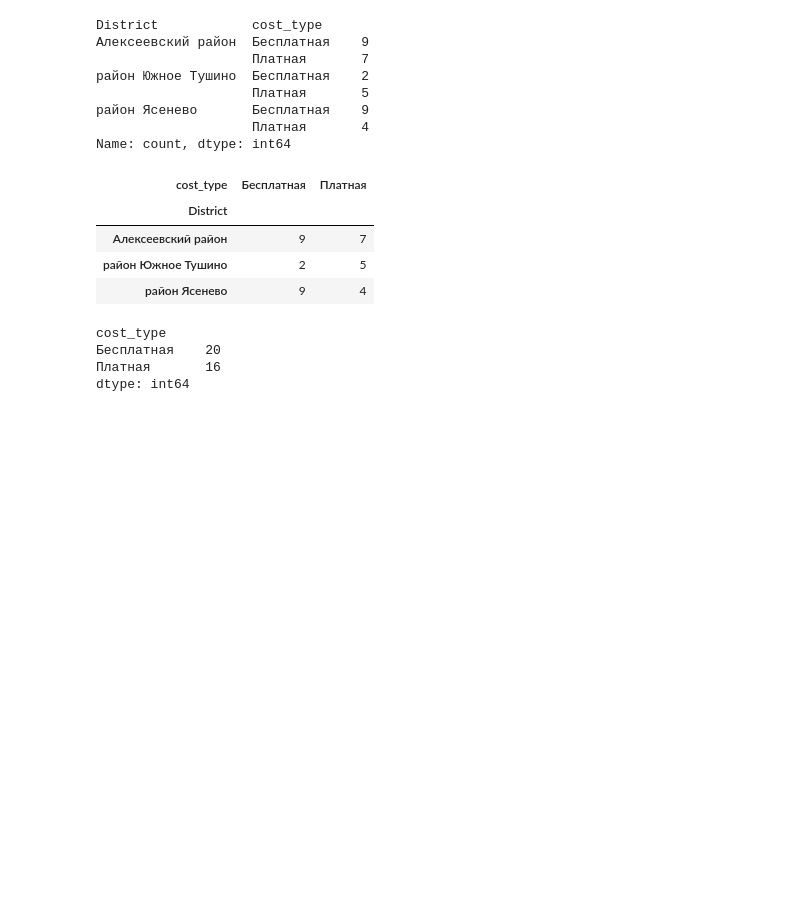
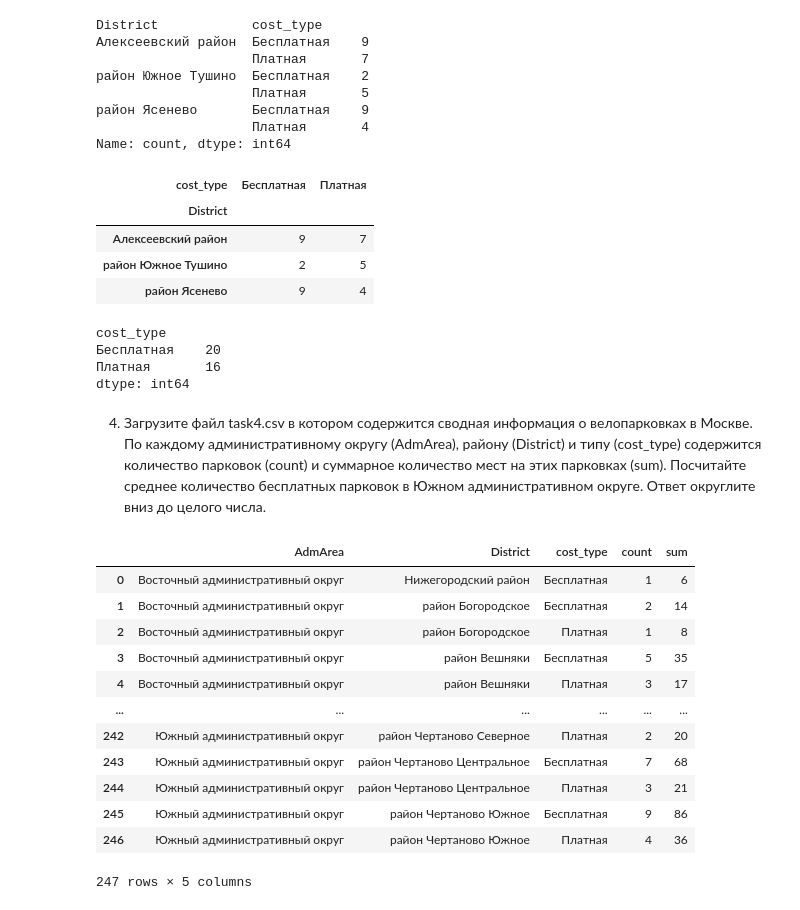
Before and after one commit to VadzimRudzman/pandas_fundamentals, a Jupyter notebook: Основы Pandas.ipynb, the cells around one changed output. Drawn from its saved outputs; the diff is of its cells as text; code cells hidden in the pictures; blank space fills up the shorter version.

```diff
--- a/Основы Pandas.ipynb
+++ b/Основы Pandas.ipynb
@@ -4113,3 +4113,5 @@ cost_type
 Бесплатная    20
 Платная       16
 dtype: int64
+# %% [markdown]
+4. Загрузите файл task4.csv в котором содержится сводная информация о велопарковках в Москве. По каждому административному округу (AdmArea), району (District) и типу (cost_type) содержится количество парковок (count) и суммарное количество мест на этих парковках (sum). Посчитайте среднее количество бесплатных парковок в Южном административном округе. Ответ округлите вниз до целого числа.
@@ -4115,0 +4123,16 @@ dtype: int64
+# %%
+df
+# %% [output]
+|  | AdmArea | District | cost_type | count | sum |
+| 0 | Восточный административный округ | Нижегородский район | Бесплатная | 1 | 6 |
+| 1 | Восточный административный округ | район Богородское | Бесплатная | 2 | 14 |
+| 2 | Восточный административный округ | район Богородское | Платная | 1 | 8 |
+| 3 | Восточный административный округ | район Вешняки | Бесплатная | 5 | 35 |
+| 4 | Восточный административный округ | район Вешняки | Платная | 3 | 17 |
+| ... | ... | ... | ... | ... | ... |
+| 242 | Южный административный округ | район Чертаново Северное | Платная | 2 | 20 |
+| 243 | Южный административный округ | район Чертаново Центральное | Бесплатная | 7 | 68 |
+| 244 | Южный административный округ | район Чертаново Центральное | Платная | 3 | 21 |
+| 245 | Южный административный округ | район Чертаново Южное | Бесплатная | 9 | 86 |
+| 246 | Южный административный округ | район Чертаново Южное | Платная | 4 | 36 |
+247 rows × 5 columns
```
Also changed, not shown: parts of 41 cells of this notebook.
